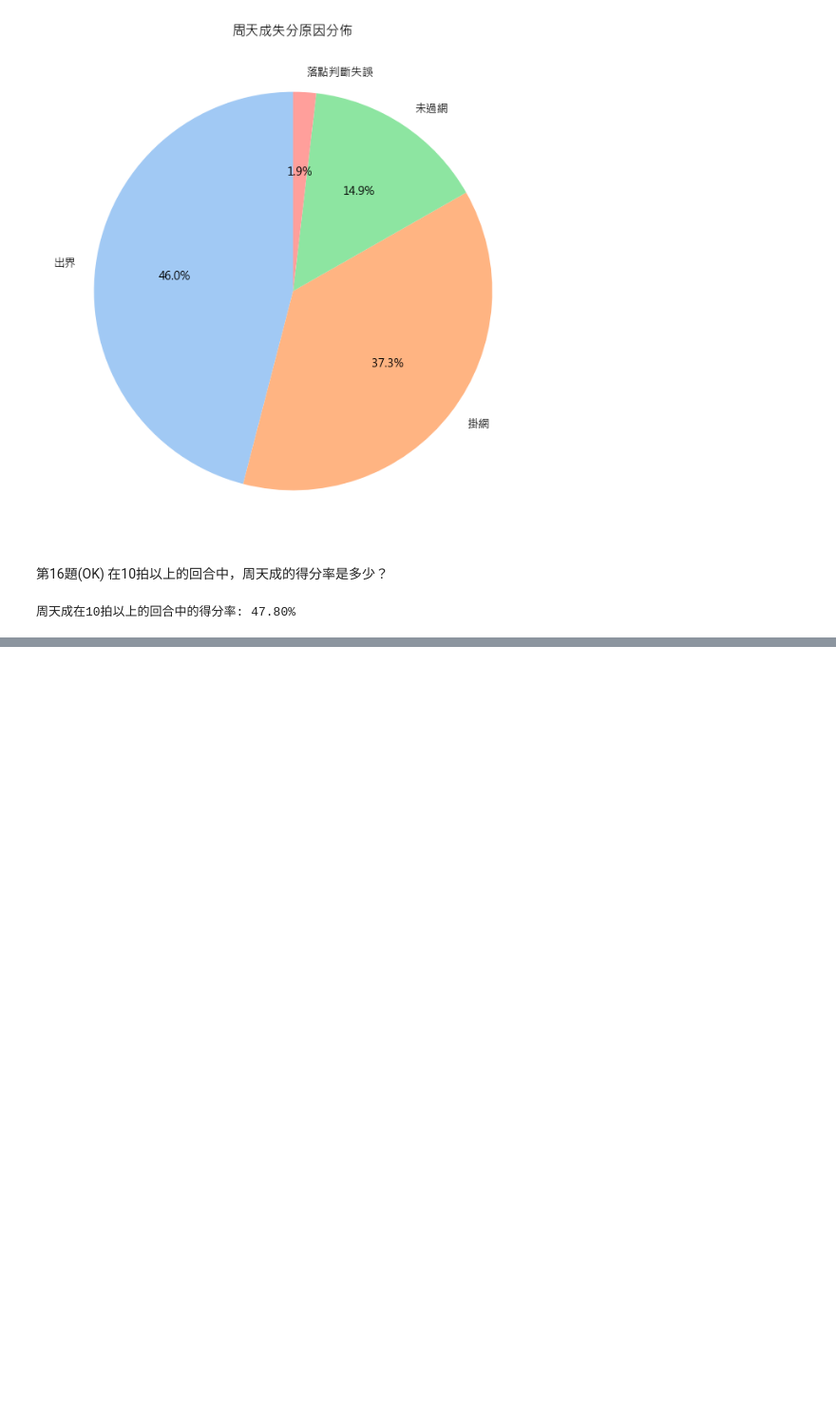
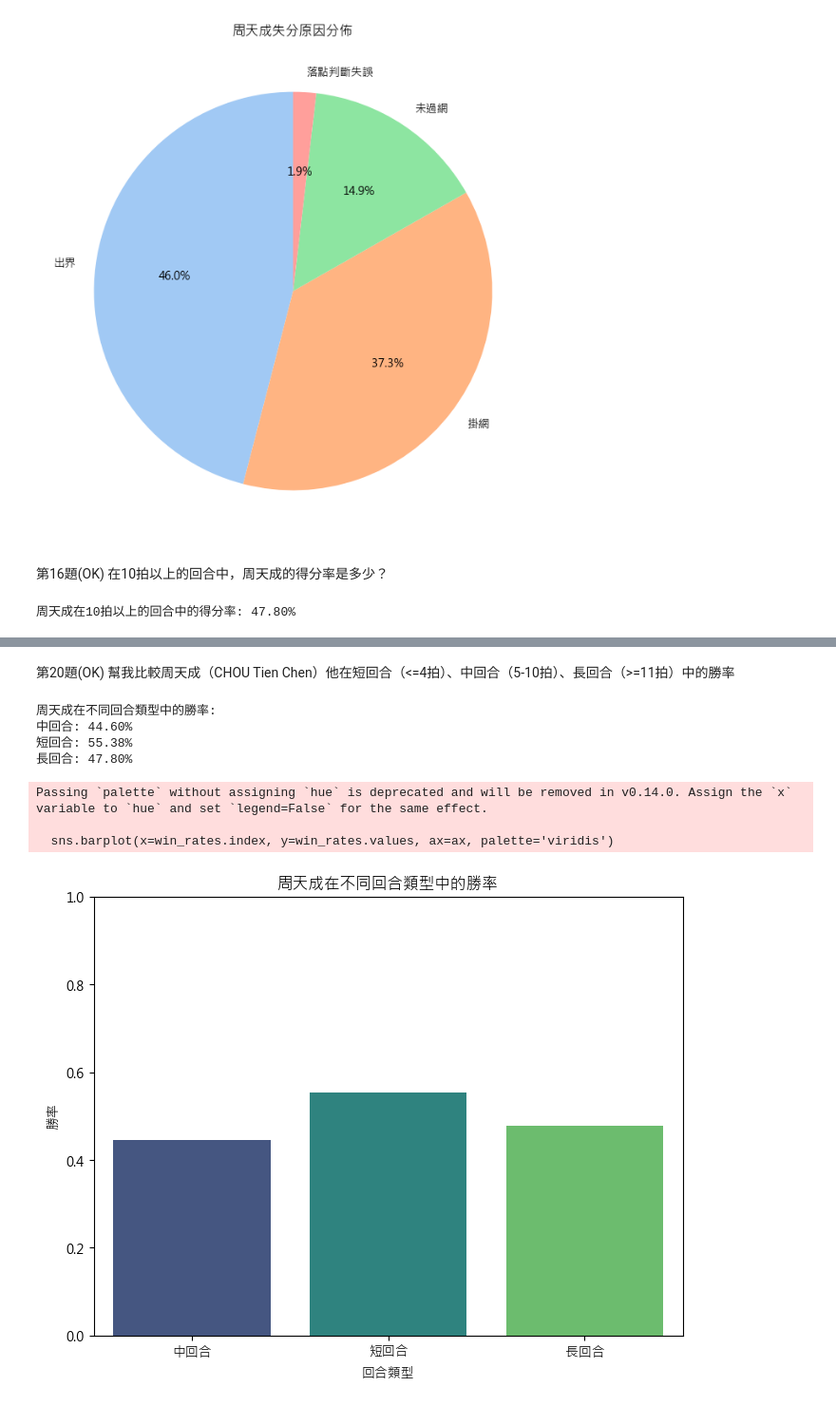
Before and after one commit to DanielTeng0811/BadmintonAI, a Jupyter notebook: smple_question_ans.ipynb, the cells around one changed output, grey strips where cells are left out. Shown at 95% size. Drawn from its saved outputs; the diff is of its cells as text; code cells hidden in the pictures; blank space fills up the shorter version.

```diff
--- a/smple_question_ans.ipynb
+++ b/smple_question_ans.ipynb
@@ -808,0 +931,62 @@ else:
+# %% [markdown]
+第20題(OK)
+幫我比較周天成（CHOU Tien Chen）他在短回合（<=4拍）、中回合（5-10拍）、長回合（>=11拍）中的勝率
+# %%
+import platform
+import matplotlib.pyplot as plt
+import seaborn as sns
+import pandas as pd
+
+s = platform.system()
+plt.rcParams['font.sans-serif'] = ['Arial Unicode MS', 'PingFang TC'] if s == 'Darwin' else ['Microsoft JhengHei', 'SimHei'] if s == 'Windows' else ['WenQuanYi Zen Hei']
+plt.rcParams['axes.unicode_minus'] = False
+
+# 假設 df 已經被載入
+if len(df) > 0:
+    # 計算每個回合的拍數
+    rally_lengths = df.groupby('rally_id')['ball_round'].max().reset_index()
+
+    # 定義回合類型
+    def classify_rally_length(ball_round):
+        if ball_round <= 4:
+            return '短回合'
+        elif 5 <= ball_round <= 10:
+            return '中回合'
+        else:
+            return '長回合'
+
+    rally_lengths['rally_type'] = rally_lengths['ball_round'].apply(classify_rally_length)
+
+    # 合併回合類型到原始數據
+    df = df.merge(rally_lengths[['rally_id', 'rally_type']], on='rally_id', how='left')
+
+    # 計算周天成在每種回合類型中的勝率
+    win_counts = df[df['getpoint_player'] == 'CHOU Tien Chen'].groupby('rally_type').size()
+    total_counts = df.groupby('rally_type')['rally_id'].nunique()
+
+    win_rates = (win_counts / total_counts).fillna(0)
+
+    # 打印勝率
+    print("周天成在不同回合類型中的勝率:")
+    for rally_type, win_rate in win_rates.items():
+        print(f"{rally_type}: {win_rate:.2%}")
+
+    # 繪製勝率圖表
+    fig, ax = plt.subplots(figsize=(8, 6))
+    sns.barplot(x=win_rates.index, y=win_rates.values, ax=ax, palette='viridis')
+    ax.set_title('周天成在不同回合類型中的勝率')
+    ax.set_xlabel('回合類型')
+    ax.set_ylabel('勝率')
+    plt.ylim(0, 1)
+    plt.show()
+else:
+    print("數據集中沒有可用的數據。")
+# %% [output]
+周天成在不同回合類型中的勝率:
+中回合: 44.60%
+短回合: 55.38%
+長回合: 47.80%
+Passing `palette` without assigning `hue` is deprecated and will be removed in v0.14.0. Assign the `x` variable to `hue` and set `legend=False` for the same effect.
+
+  sns.barplot(x=win_rates.index, y=win_rates.values, ax=ax, palette='viridis')
+[figure, added]
```
Also changed, not shown: parts of 28 cells of this notebook, 1 other file.
